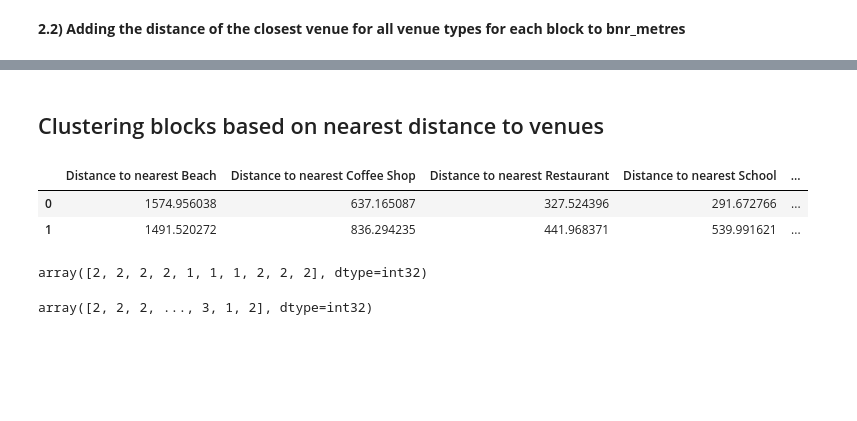
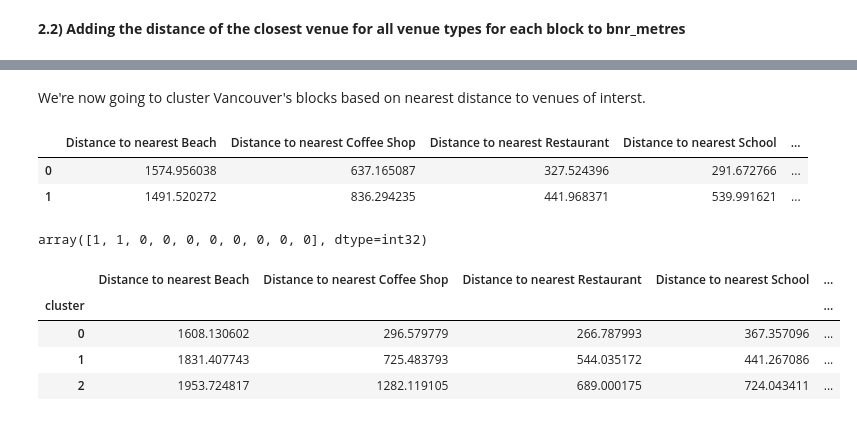
Before and after one commit to rainerotte/Coursera_Capstone, a Jupyter notebook: Applied_DS_Capstone.ipynb, the cells around one changed output, grey strips where cells are left out. Drawn from its saved outputs; the diff is of its cells as text; code cells hidden in the pictures; blank space fills up the shorter version.

```diff
--- a/Applied_DS_Capstone.ipynb
+++ b/Applied_DS_Capstone.ipynb
@@ -449,5 +469,5 @@ bnr_metres.head(5)
 # %% [markdown]
-## Clustering blocks based on nearest distance to venues
+We're now going to cluster Vancouver's blocks based on nearest distance to venues of interst.
 # %%
 #Creating the dataframe which we use K-means on
 distances = bnr_metres.drop(['label', 'geo_local_area', 'geometry'], axis=1)
@@ -458,17 +478,12 @@ distances.head(2)
 | 1 | 1491.520272 | 836.294235 | 441.968371 | 539.991621 | ... |
 # %%
 #Setting number of clusters
-clusters = 4
+clusters = 3
 
 #Runging k-means clustering
-kmeans = KMeans(n_clusters=clusters, random_state=0).fit(distances)
+kmeans = KMeans(n_clusters=clusters, random_state=0).fit(distances_2)
 
 #Checking cluster labels generated for each row in the dataframe
 kmeans.labels_[0:10]
 # %% [output]
-array([2, 2, 2, 2, 1, 1, 1, 2, 2, 2], dtype=int32)
+array([1, 1, 0, 0, 0, 0, 0, 0, 0, 0], dtype=int32)
-# %%
-kmeans_ser = pd.Series(kmeans.labels_)
-kmeans_ser.values
-# %% [output]
-array([2, 2, 2, ..., 3, 1, 2], dtype=int32)
@@ -474,0 +492,9 @@ array([2, 2, 2, ..., 3, 1, 2], dtype=int32)
+# %%
+#Calculating the mean of the distance to the nearest venue per cluster and type of venue
+distances.groupby(['cluster']).mean()
+# %% [output]
+|  | Distance to nearest Beach | Distance to nearest Coffee Shop | Distance to nearest Restaurant | Distance to nearest School | ... |
+| cluster |  |  |  |  | ... |
+| 0 | 1608.130602 | 296.579779 | 266.787993 | 367.357096 | ... |
+| 1 | 1831.407743 | 725.483793 | 544.035172 | 441.267086 | ... |
+| 2 | 1953.724817 | 1282.119105 | 689.000175 | 724.043411 | ... |
```
Also changed, not shown: parts of 56 cells of this notebook, 4 other files.
